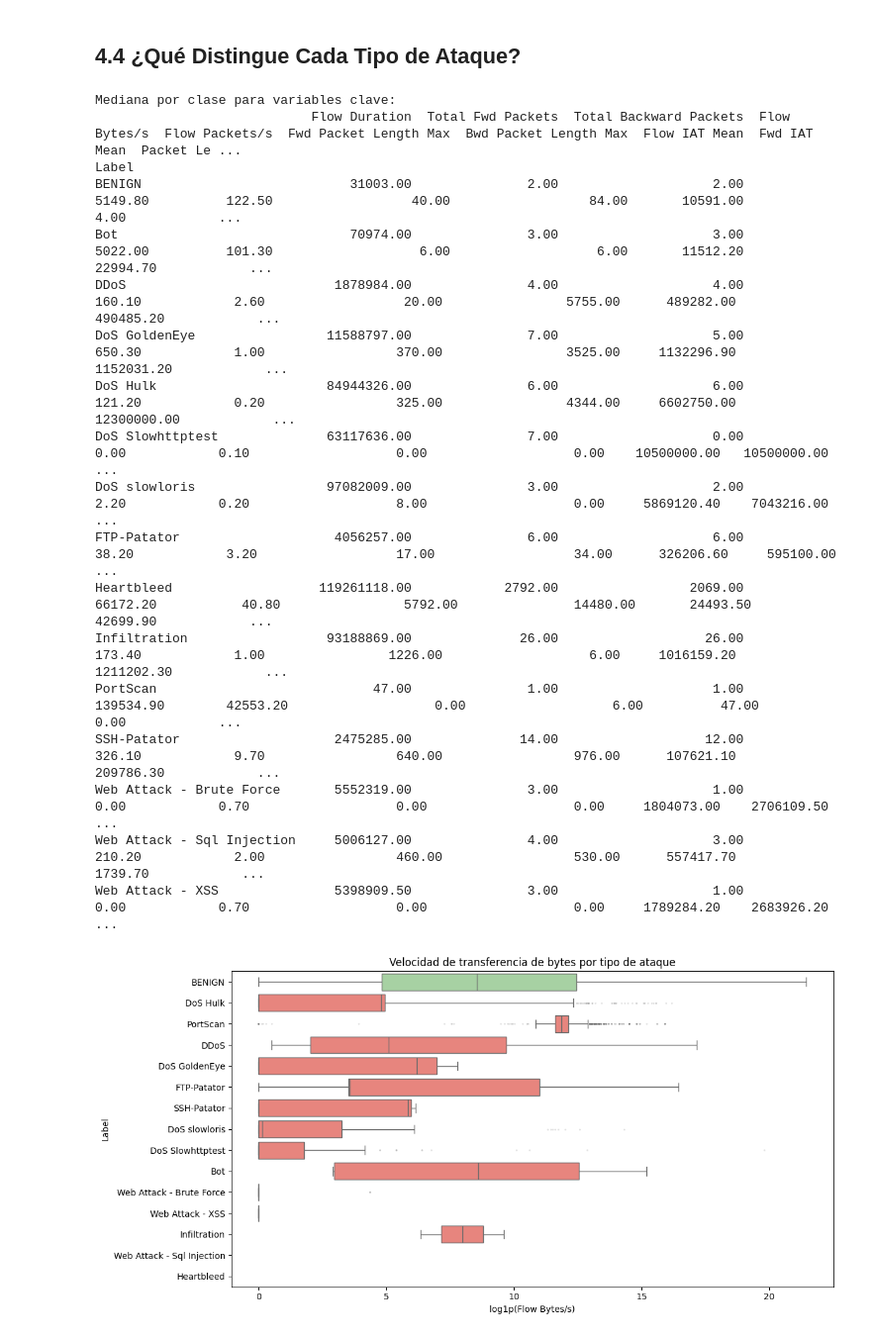
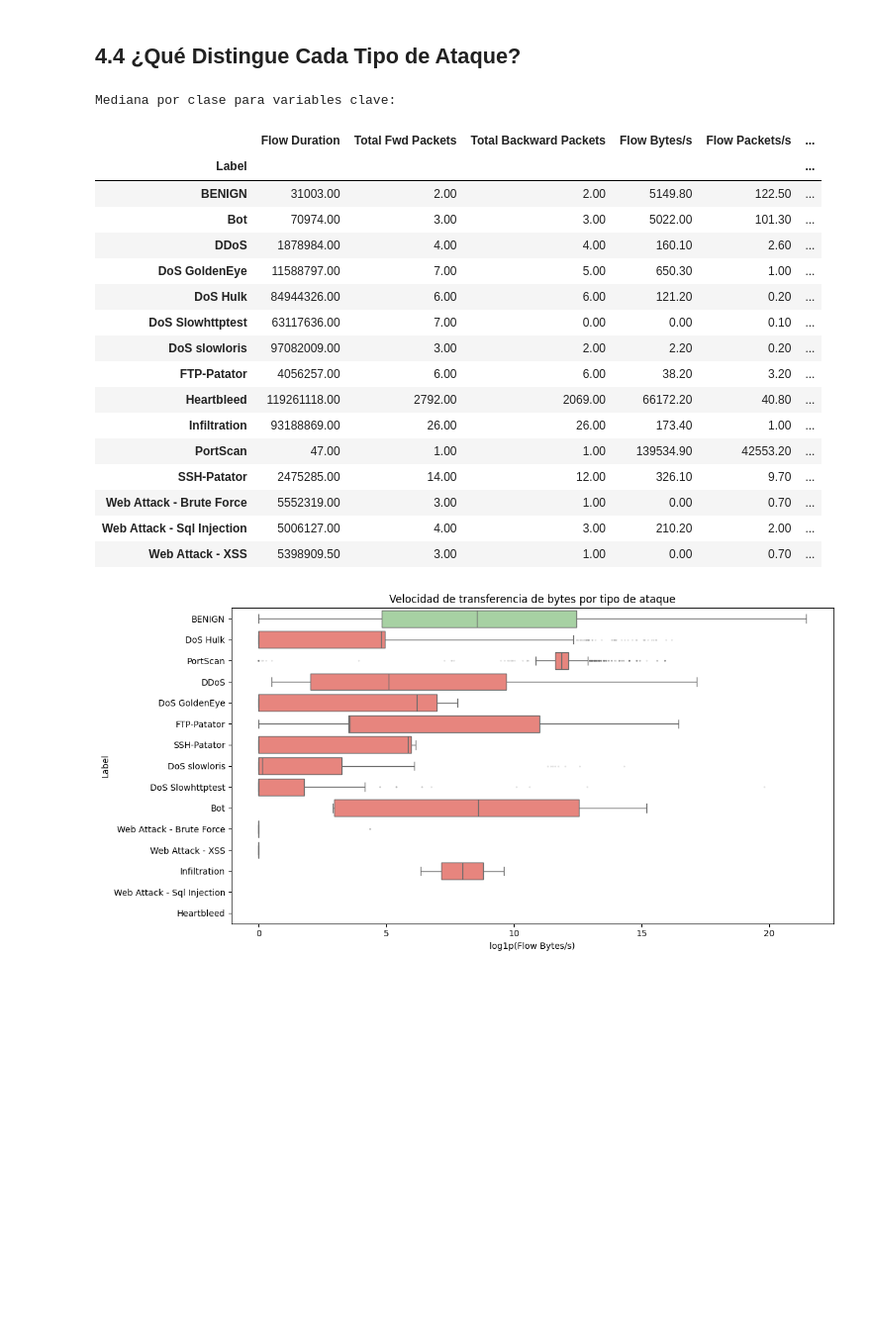
Before and after one commit to jotaeleb/tif-ciencias-de-datos, a Jupyter notebook: notebooks/proyecto.ipynb, the cells around one changed output. Shown at 99% size. Drawn from its saved outputs; the diff is of its cells as text; code cells hidden in the pictures; blank space fills up the shorter version.

Commit message:
Correcciones de tablas.

```diff
--- a/notebooks/proyecto.ipynb
+++ b/notebooks/proyecto.ipynb
@@ -840,42 +840,42 @@ En general son pocas y débiles en este dataset. Las métricas de red tienden a
 # %%
 # Mediana de las top 10 variables por clase
 # Esto muestra qué valores son típicos de cada tipo de ataque
 
 # Elegir variables de red más interpretables
 features_interes = [
     'Flow Duration', 'Total Fwd Packets', 'Total Backward Packets',
     'Flow Bytes/s', 'Flow Packets/s', 'Fwd Packet Length Max',
     'Bwd Packet Length Max', 'Flow IAT Mean', 'Fwd IAT Mean', 'Packet Length Mean'
 ]
 
 # Filtrar solo las que existen después de la limpieza
 features_interes = [f for f in features_interes if f in df_clean.columns]
 
 tabla_mediana = df_clean.groupby('Label')[features_interes].median().round(1)
 
 # Transponer para leer mejor (feature × clase)
 pd.set_option('display.max_columns', None)
 print('Mediana por clase para variables clave:')
-print(tabla_mediana.to_string())
+display(tabla_mediana)
 # %% [output]
 Mediana por clase para variables clave:
-                            Flow Duration  Total Fwd Packets  Total Backward Packets  Flow Bytes/s  Flow Packets/s  Fwd Packet Length Max  Bwd Packet Length Max  Flow IAT Mean  Fwd IAT Mean  Packet Le ...
-Label
-BENIGN                           31003.00               2.00                    2.00       5149.80          122.50                  40.00                  84.00       10591.00          4.00            ...
-Bot                              70974.00               3.00                    3.00       5022.00          101.30                   6.00                   6.00       11512.20      22994.70            ...
-DDoS                           1878984.00               4.00                    4.00        160.10            2.60                  20.00                5755.00      489282.00     490485.20            ...
-DoS GoldenEye                 11588797.00               7.00                    5.00        650.30            1.00                 370.00                3525.00     1132296.90    1152031.20            ...
-DoS Hulk                      84944326.00               6.00                    6.00        121.20            0.20                 325.00                4344.00     6602750.00   12300000.00            ...
-DoS Slowhttptest              63117636.00               7.00                    0.00          0.00            0.10                   0.00                   0.00    10500000.00   10500000.00            ...
-DoS slowloris                 97082009.00               3.00                    2.00          2.20            0.20                   8.00                   0.00     5869120.40    7043216.00            ...
-FTP-Patator                    4056257.00               6.00                    6.00         38.20            3.20                  17.00                  34.00      326206.60     595100.00            ...
-Heartbleed                   119261118.00            2792.00                 2069.00      66172.20           40.80                5792.00               14480.00       24493.50      42699.90            ...
-Infiltration                  93188869.00              26.00                   26.00        173.40            1.00                1226.00                   6.00     1016159.20    1211202.30            ...
-PortScan                            47.00               1.00                    1.00     139534.90        42553.20                   0.00                   6.00          47.00          0.00            ...
-SSH-Patator                    2475285.00              14.00                   12.00        326.10            9.70                 640.00                 976.00      107621.10     209786.30            ...
-Web Attack - Brute Force       5552319.00               3.00                    1.00          0.00            0.70                   0.00                   0.00     1804073.00    2706109.50            ...
-Web Attack - Sql Injection     5006127.00               4.00                    3.00        210.20            2.00                 460.00                 530.00      557417.70       1739.70            ...
-Web Attack - XSS               5398909.50               3.00                    1.00          0.00            0.70                   0.00                   0.00     1789284.20    2683926.20            ...
+|  | Flow Duration | Total Fwd Packets | Total Backward Packets | Flow Bytes/s | Flow Packets/s | ... |
+| Label |  |  |  |  |  | ... |
+| BENIGN | 31003.00 | 2.00 | 2.00 | 5149.80 | 122.50 | ... |
+| Bot | 70974.00 | 3.00 | 3.00 | 5022.00 | 101.30 | ... |
+| DDoS | 1878984.00 | 4.00 | 4.00 | 160.10 | 2.60 | ... |
+| DoS GoldenEye | 11588797.00 | 7.00 | 5.00 | 650.30 | 1.00 | ... |
+| DoS Hulk | 84944326.00 | 6.00 | 6.00 | 121.20 | 0.20 | ... |
+| DoS Slowhttptest | 63117636.00 | 7.00 | 0.00 | 0.00 | 0.10 | ... |
+| DoS slowloris | 97082009.00 | 3.00 | 2.00 | 2.20 | 0.20 | ... |
+| FTP-Patator | 4056257.00 | 6.00 | 6.00 | 38.20 | 3.20 | ... |
+| Heartbleed | 119261118.00 | 2792.00 | 2069.00 | 66172.20 | 40.80 | ... |
+| Infiltration | 93188869.00 | 26.00 | 26.00 | 173.40 | 1.00 | ... |
+| PortScan | 47.00 | 1.00 | 1.00 | 139534.90 | 42553.20 | ... |
+| SSH-Patator | 2475285.00 | 14.00 | 12.00 | 326.10 | 9.70 | ... |
+| Web Attack - Brute Force | 5552319.00 | 3.00 | 1.00 | 0.00 | 0.70 | ... |
+| Web Attack - Sql Injection | 5006127.00 | 4.00 | 3.00 | 210.20 | 2.00 | ... |
+| Web Attack - XSS | 5398909.50 | 3.00 | 1.00 | 0.00 | 0.70 | ... |
 # %%
 # Boxplot: Flow Bytes/s por tipo de ataque
 # Flow Bytes/s es una de las variables más útiles para detectar DoS/DDoS
```
Also changed, not shown: parts of 1 cell of this notebook.
